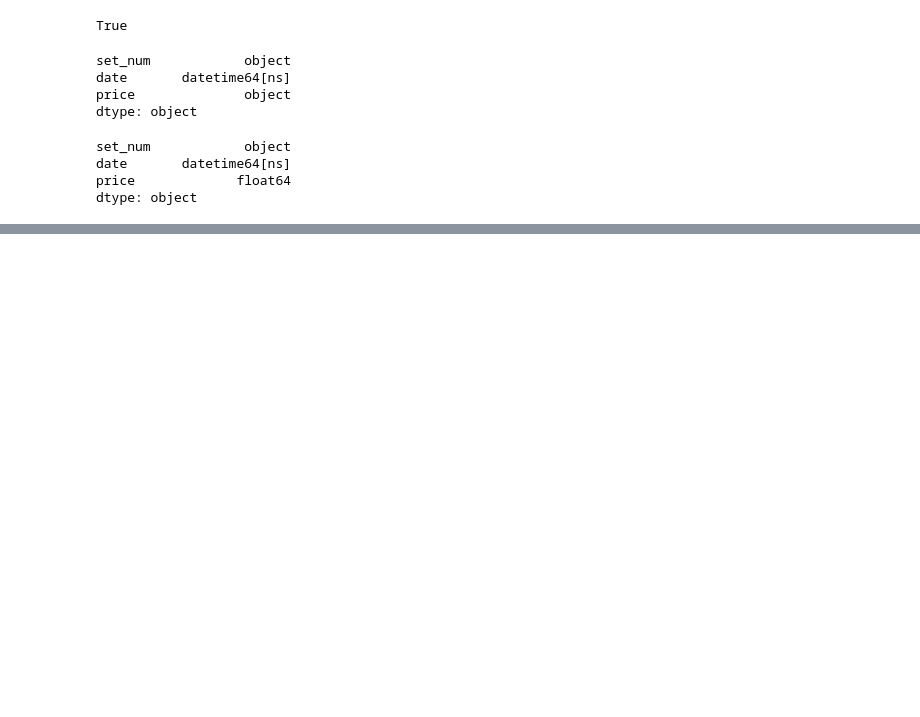
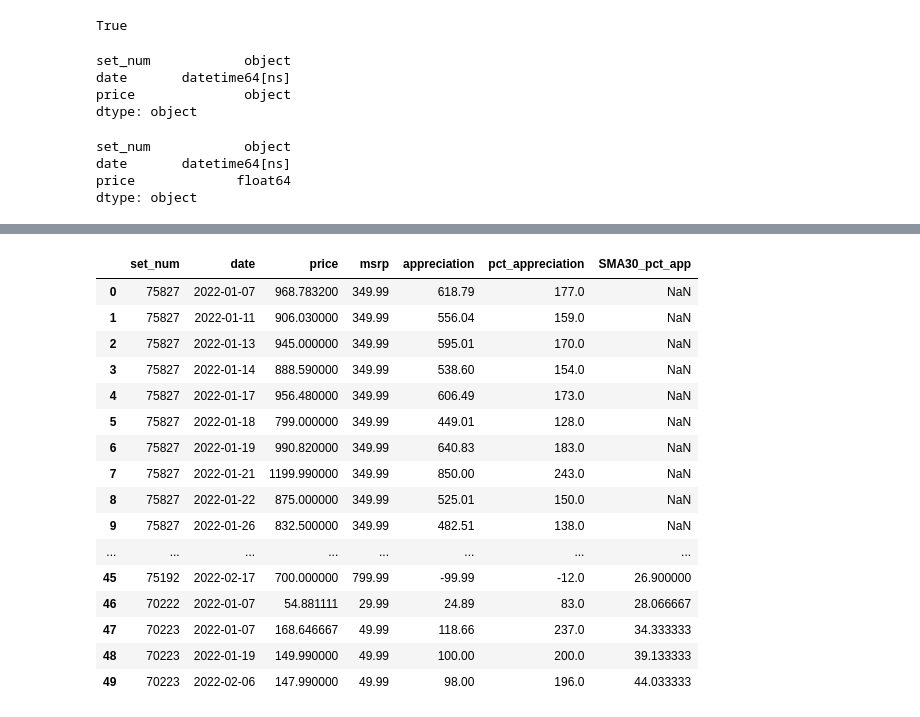
Before and after one commit to 33GuessSo88/EbayLegoWebscrape, a Jupyter notebook: Data Analysis/Lego_Data_Analysis.ipynb, the cells around one changed output, grey strips where cells are left out. Saved outputs shown, nothing was run; the diff lists cells and outputs as text; code cells hidden in the pictures; blank space fills up the shorter version.

Commit message:
attempted SMA calc, did not work

```diff
--- a/Data Analysis/Lego_Data_Analysis.ipynb
+++ b/Data Analysis/Lego_Data_Analysis.ipynb
@@ -329,0 +377,9 @@ df_set.sort_values(by=['msrp'])
+# %%
+# I want all values in the price df and mrsp from set data
+# this is a left join and we use pandas merge method
+left_join = pd.merge(looped_df,
+                    df_set[['set_num', 'msrp']],
+                    on = 'set_num',
+                    how = 'left'
+)
+left_join.head()
@@ -329,0 +393,29 @@ df_set.sort_values(by=['msrp'])
+# %%
+# create calculated column of $ of appreciation for every row
+left_join['appreciation'] = (left_join['price'] - left_join['msrp']).round(2)
+# %%
+# create % appreciation calculated column
+left_join['pct_appreciation'] = (left_join['appreciation'] / left_join['msrp'] * 100).round()
+# %%
+# this doesn't work, need to add some groupby or do this calc in the for loop
+left_join['SMA30_pct_app'] = left_join['pct_appreciation'].rolling(15).mean()
+# %%
+left_join
+# %% [output]
+|  | set_num | date | price | msrp | appreciation | pct_appreciation | SMA30_pct_app |
+| 0 | 75827 | 2022-01-07 | 968.783200 | 349.99 | 618.79 | 177.0 | NaN |
+| 1 | 75827 | 2022-01-11 | 906.030000 | 349.99 | 556.04 | 159.0 | NaN |
+| 2 | 75827 | 2022-01-13 | 945.000000 | 349.99 | 595.01 | 170.0 | NaN |
+| 3 | 75827 | 2022-01-14 | 888.590000 | 349.99 | 538.60 | 154.0 | NaN |
+| 4 | 75827 | 2022-01-17 | 956.480000 | 349.99 | 606.49 | 173.0 | NaN |
+| 5 | 75827 | 2022-01-18 | 799.000000 | 349.99 | 449.01 | 128.0 | NaN |
+| 6 | 75827 | 2022-01-19 | 990.820000 | 349.99 | 640.83 | 183.0 | NaN |
+| 7 | 75827 | 2022-01-21 | 1199.990000 | 349.99 | 850.00 | 243.0 | NaN |
+| 8 | 75827 | 2022-01-22 | 875.000000 | 349.99 | 525.01 | 150.0 | NaN |
+| 9 | 75827 | 2022-01-26 | 832.500000 | 349.99 | 482.51 | 138.0 | NaN |
+| ... | ... | ... | ... | ... | ... | ... | ... |
+| 45 | 75192 | 2022-02-17 | 700.000000 | 799.99 | -99.99 | -12.0 | 26.900000 |
+| 46 | 70222 | 2022-01-07 | 54.881111 | 29.99 | 24.89 | 83.0 | 28.066667 |
+| 47 | 70223 | 2022-01-07 | 168.646667 | 49.99 | 118.66 | 237.0 | 34.333333 |
+| 48 | 70223 | 2022-01-19 | 149.990000 | 49.99 | 100.00 | 200.0 | 39.133333 |
+| 49 | 70223 | 2022-02-06 | 147.990000 | 49.99 | 98.00 | 196.0 | 44.033333 |
```
Also changed, not shown: parts of 42 cells of this notebook.
